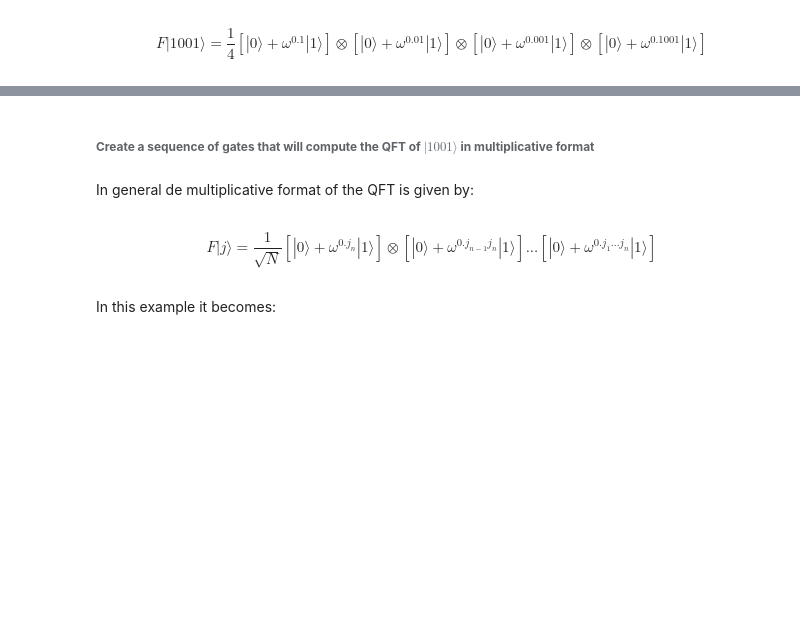
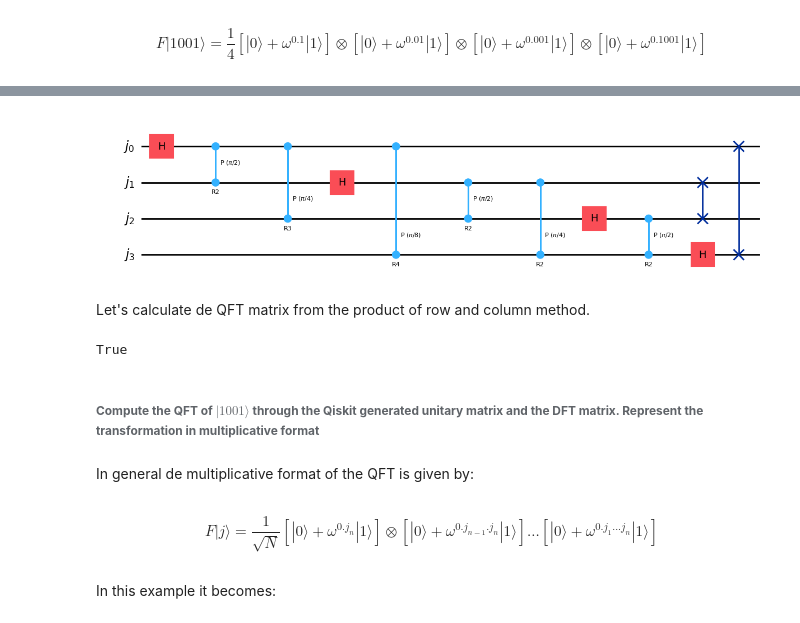
Before and after one commit to gustavomirapalheta/Quantum-Computing-with-Qiskit, a Jupyter notebook: 2.2.Qiskit Simon, Grover, Shor, QFT, em trabalho.ipynb, the cells around one changed output, grey strips where cells are left out. Cells and saved outputs as stored; diff of their text form; code cells hidden in the pictures; blank space fills up the shorter version.

```diff
--- a/2.2.Qiskit Simon, Grover, Shor, QFT, em trabalho.ipynb
+++ b/2.2.Qiskit Simon, Grover, Shor, QFT, em trabalho.ipynb
@@ -1716,9 +2007,62 @@ $$ F|1001\rangle = \frac{1}{4} [|0\rangle + \omega^{0.1}|1\rangle ] \otimes [|0\
+# %%
+import qiskit as qk
+from qiskit.quantum_info.operators import Operator
+
+# Circuit definition
+j = qk.QuantumRegister(4,'j')
+qc = qk.QuantumCircuit(j)
+w = lambda k: 2*np.pi/2**k
+
+qc.h(j[0])
+qc.cp(w(2) ,j[1],j[0],"R2")
+qc.cp(w(3) ,j[2],j[0],"R3")
+qc.cp(w(4) ,j[3],j[0],"R4")
+
+qc.h(j[1])
+qc.cp(w(2) ,j[2],j[1],"R2")
+qc.cp(w(3) ,j[3],j[1],"R2")
+
+qc.h(j[2])
+qc.cp(w(2) ,j[3],j[2],"R2")
+
+qc.h(j[3])
+qc.swap(j[0],j[3])
+qc.swap(j[1],j[2])
+
+QFT_qk = Operator(qc).data*4
+
+# Function to make the conversion from little endian (Qiskit format) to
+#  big endian (default, length = 4)
+l2b_endian = lambda number, length=4: int(format(number, f'0{length}b')[::-1],2)
+seq = list(map(l2b_endian,range(16)))
+QFT_qk[:] = QFT_qk[:,seq] # THIS IS IMPORTANT. FIRST SWITCH THE COLUMNS
+QFT_qk[:] = QFT_qk[seq,:] # THEN SWITCH THE ROWS (OR VICE-VERSA)
+                          # DO NOT ATTEMPT TO SWITCH IN ONE LINE
+display(qc.draw('mpl'))
+# %% [output]
+[figure, added]
+# %% [markdown]
+Let's calculate de QFT matrix from the product of row and column method.
+# %%
+import numpy as np
+w = np.exp(2*np.pi*1j/16)
+
+QFT = np.zeros(16*16).reshape(16,16).astype(np.complex128)
+
+for i in range(16):
+  for j in range(16):
+    QFT[i,j] = w**(np.mod((i)*(j),16))
+
+np.set_printoptions(precision=1, suppress=True, linewidth = 120)
+(abs(QFT-QFT_qk) < 1e-14).all()
+# %% [output]
+True
 # %% [markdown]
-###### **Create a sequence of gates that will compute the QFT of $|1001\rangle $ in multiplicative format**
+###### **Compute the QFT of $|1001\rangle $ through the Qiskit generated unitary matrix and the DFT matrix. Represent the transformation in multiplicative format**
 # %% [markdown]
 In general de multiplicative format of the QFT is given by:
 # %% [markdown]
- $$ F|j\rangle = \frac{1}{\sqrt{N}}  [|0\rangle + \omega^{0.j_n} |1\rangle] \otimes [|0\rangle + \omega^{0.j_{n-1}j_n} |1\rangle] ... [|0\rangle + \omega^{0.j_1 ... j_n} |1\rangle] $$
+ $$ F|j\rangle = \frac{1}{\sqrt{N}}  [|0\rangle + \omega^{0.j_n} |1\rangle] \otimes [|0\rangle + \omega^{0.j_{n-1}.j_n} |1\rangle] ... [|0\rangle + \omega^{0.j_1 ... j_n} |1\rangle] $$
 # %% [markdown]
 In this example it becomes:
 # %% [markdown]
```
Also changed, not shown: parts of 26 cells of this notebook, 13 other files.
